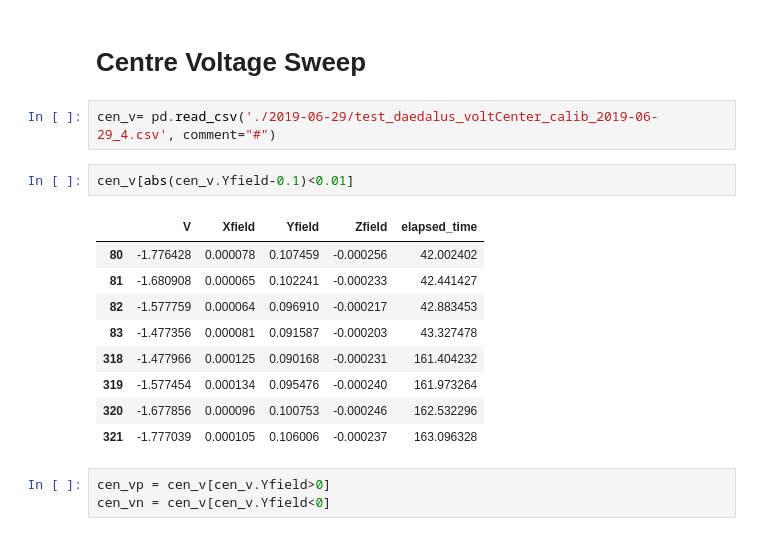
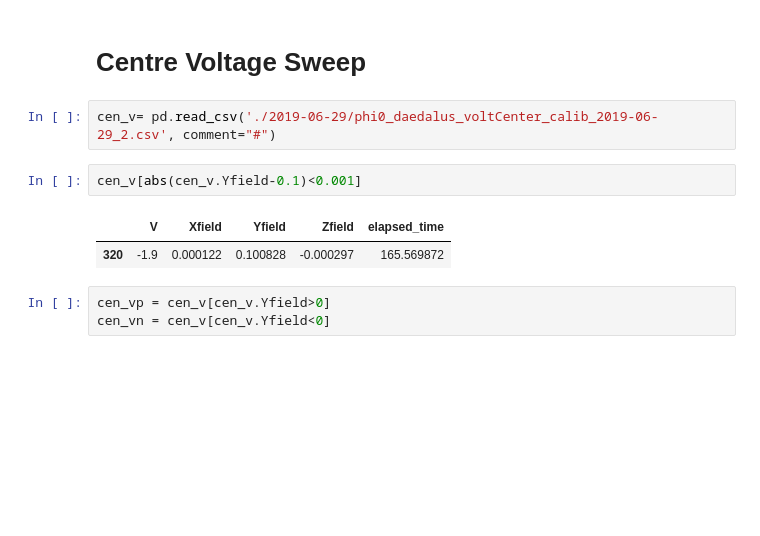
Before and after one commit to jeraldtm/Icarus, a Jupyter notebook: icarus_calib_shims.ipynb, the cells around one changed output. Cells and saved outputs as stored; diff of their text form; blank space fills up the shorter version.

Commit message:
voltcenter calib

```diff
--- a/icarus_calib_shims.ipynb
+++ b/icarus_calib_shims.ipynb
@@ -11,19 +8,12 @@ import hvplot.xarray
 # %% [markdown]
 # Centre Voltage Sweep
 # %%
-cen_v= pd.read_csv('./2019-06-29/test_daedalus_voltCenter_calib_2019-06-29_4.csv', comment="#")
+cen_v= pd.read_csv('./2019-06-29/phi0_daedalus_voltCenter_calib_2019-06-29_2.csv', comment="#")
 # %%
-cen_v[abs(cen_v.Yfield-0.1)<0.01]
+cen_v[abs(cen_v.Yfield-0.1)<0.001]
 # %% [output]
 |  | V | Xfield | Yfield | Zfield | elapsed_time |
-| 80 | -1.776428 | 0.000078 | 0.107459 | -0.000256 | 42.002402 |
-| 81 | -1.680908 | 0.000065 | 0.102241 | -0.000233 | 42.441427 |
-| 82 | -1.577759 | 0.000064 | 0.096910 | -0.000217 | 42.883453 |
-| 83 | -1.477356 | 0.000081 | 0.091587 | -0.000203 | 43.327478 |
-| 318 | -1.477966 | 0.000125 | 0.090168 | -0.000231 | 161.404232 |
-| 319 | -1.577454 | 0.000134 | 0.095476 | -0.000240 | 161.973264 |
-| 320 | -1.677856 | 0.000096 | 0.100753 | -0.000246 | 162.532296 |
-| 321 | -1.777039 | 0.000105 | 0.106006 | -0.000237 | 163.096328 |
+| 320 | -1.9 | 0.000122 | 0.100828 | -0.000297 | 165.569872 |
 # %%
 cen_vp = cen_v[cen_v.Yfield>0]
 cen_vn = cen_v[cen_v.Yfield<0]
```
Also changed, not shown: parts of 1 cell of this notebook, 1 other file.
